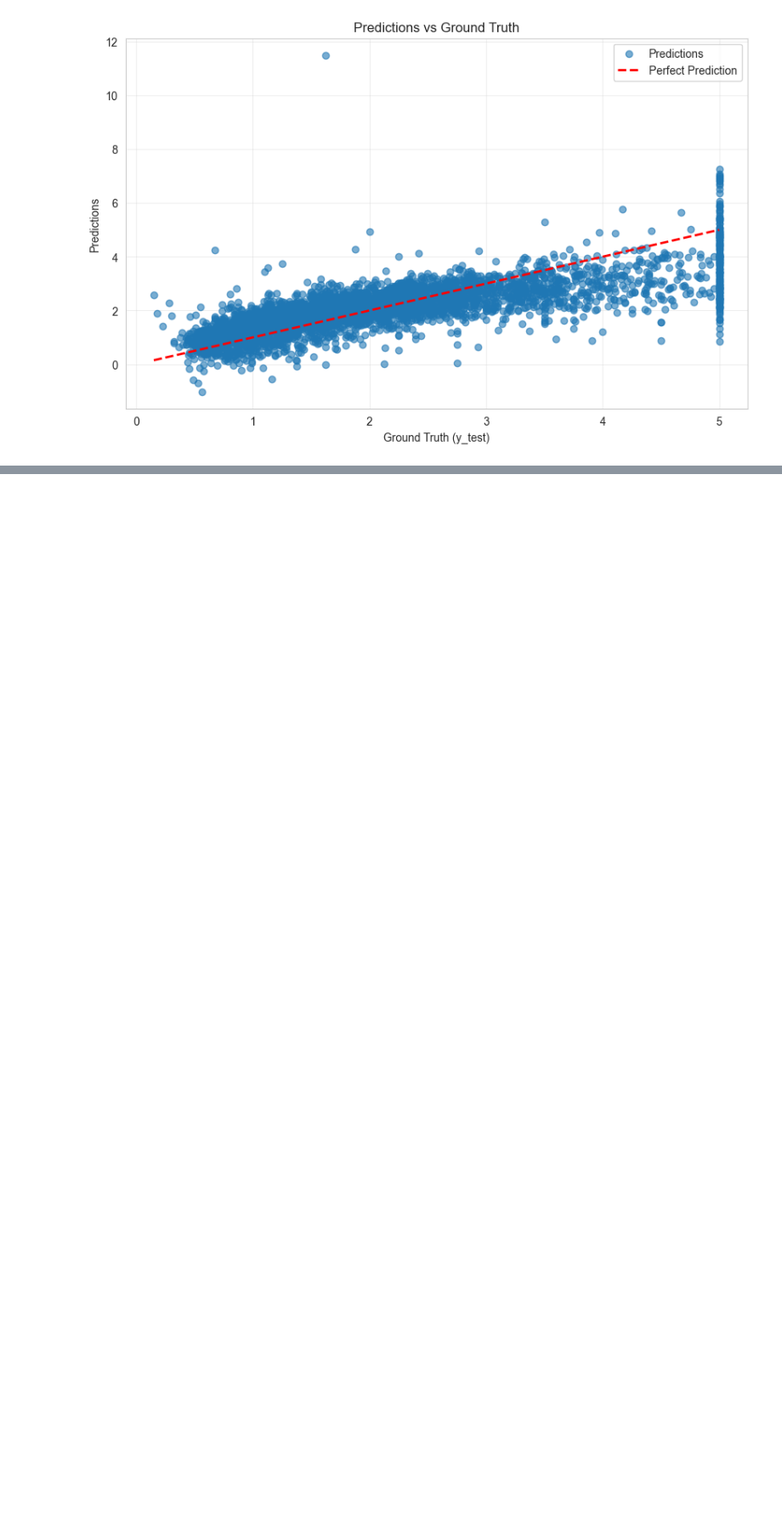
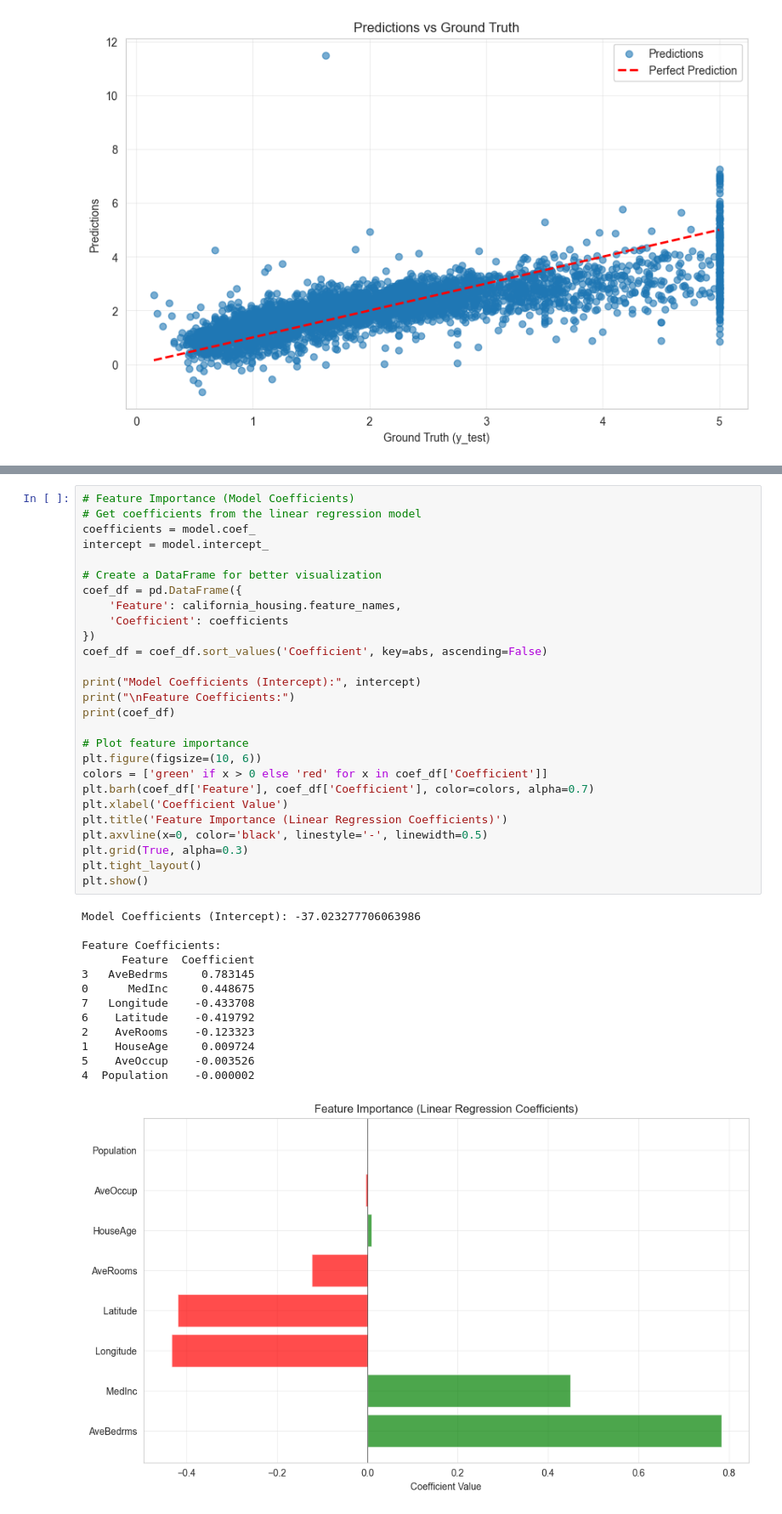
Before and after one commit to SannaNishantLarsson/ml-portfolio, a Jupyter notebook: 01_linear_regression.ipynb, the cells around one changed output, grey strips where cells are left out. Shown at 85% size. Drawn from its saved outputs; the diff is of its cells as text; blank space fills up the shorter version.

```diff
--- a/01_linear_regression.ipynb
+++ b/01_linear_regression.ipynb
@@ -159,0 +202,41 @@ plt.show()
+# %%
+# Feature Importance (Model Coefficients)
+# Get coefficients from the linear regression model
+coefficients = model.coef_
+intercept = model.intercept_
+
+# Create a DataFrame for better visualization
+coef_df = pd.DataFrame({
+    'Feature': california_housing.feature_names,
+    'Coefficient': coefficients
+})
+coef_df = coef_df.sort_values('Coefficient', key=abs, ascending=False)
+
+print("Model Coefficients (Intercept):", intercept)
+print("\nFeature Coefficients:")
+print(coef_df)
+
+# Plot feature importance
+plt.figure(figsize=(10, 6))
+colors = ['green' if x > 0 else 'red' for x in coef_df['Coefficient']]
+plt.barh(coef_df['Feature'], coef_df['Coefficient'], color=colors, alpha=0.7)
+plt.xlabel('Coefficient Value')
+plt.title('Feature Importance (Linear Regression Coefficients)')
+plt.axvline(x=0, color='black', linestyle='-', linewidth=0.5)
+plt.grid(True, alpha=0.3)
+plt.tight_layout()
+plt.show()
+# %% [output]
+Model Coefficients (Intercept): -37.023277706063986
+
+Feature Coefficients:
+      Feature  Coefficient
+3   AveBedrms     0.783145
+0      MedInc     0.448675
+7   Longitude    -0.433708
+6    Latitude    -0.419792
+2    AveRooms    -0.123323
+1    HouseAge     0.009724
+5    AveOccup    -0.003526
+4  Population    -0.000002
+[figure, added]
```
Also changed, not shown: parts of 9 cells of this notebook.
